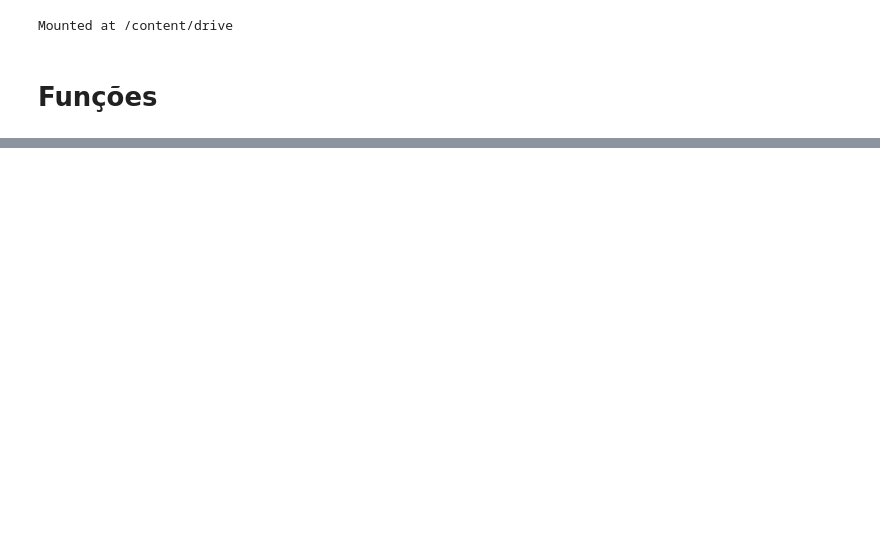
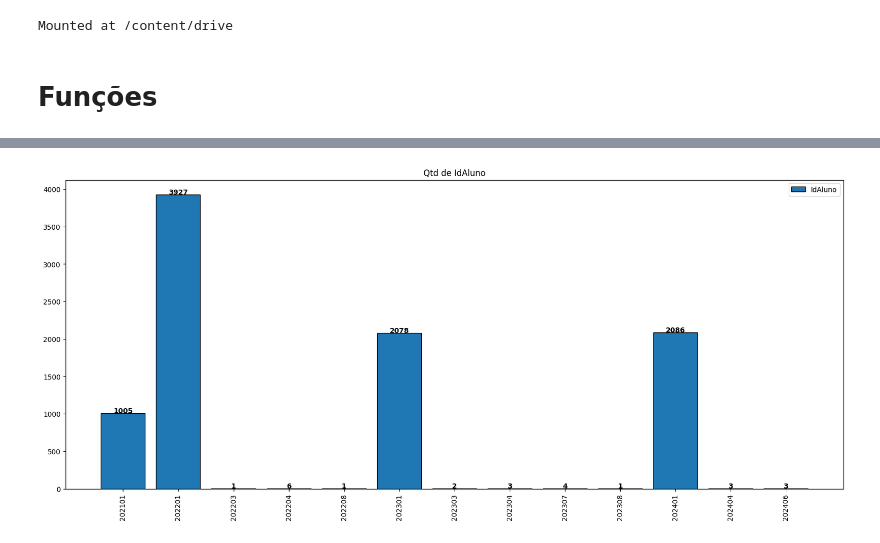
Before and after one commit to johnnathan862/pos-tech-datathon, a Jupyter notebook: creating_target.ipynb, the cells around one changed output, grey strips where cells are left out. Saved outputs shown, nothing was run; the diff lists cells and outputs as text; code cells hidden in the pictures; blank space fills up the shorter version.

```diff
--- a/creating_target.ipynb
+++ b/creating_target.ipynb
@@ -72,0 +305,5 @@ def search_tables_use_column(ls_data_dict, type_search, column_name):
+# %%
+# Qtd de alunos por ano e mês de ativação
+plot_qtd_stack_bar(alunos_turmas_df, x='AnoMesAtivo', y='IdAluno', group=None, figsize=(20,8))
+# %% [output]
+[figure, added]
```
Also changed, not shown: parts of 33 cells of this notebook.
